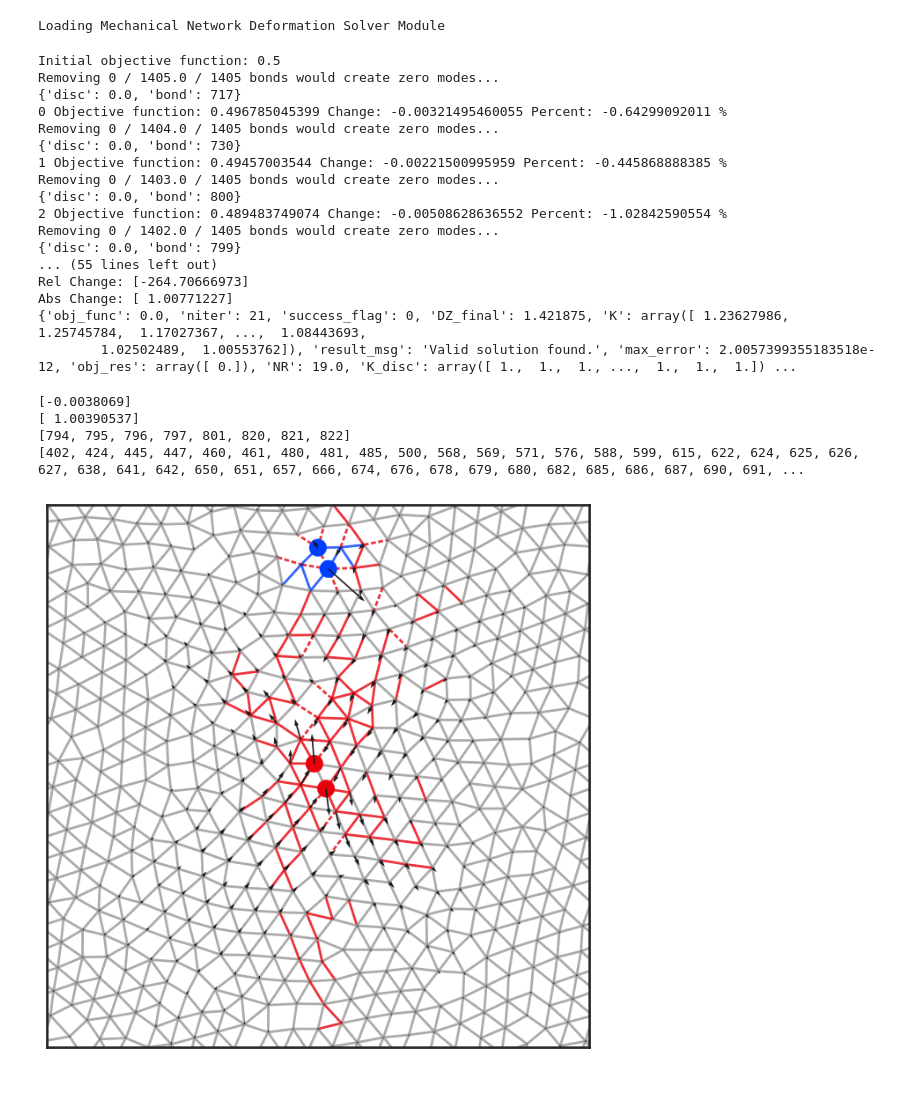
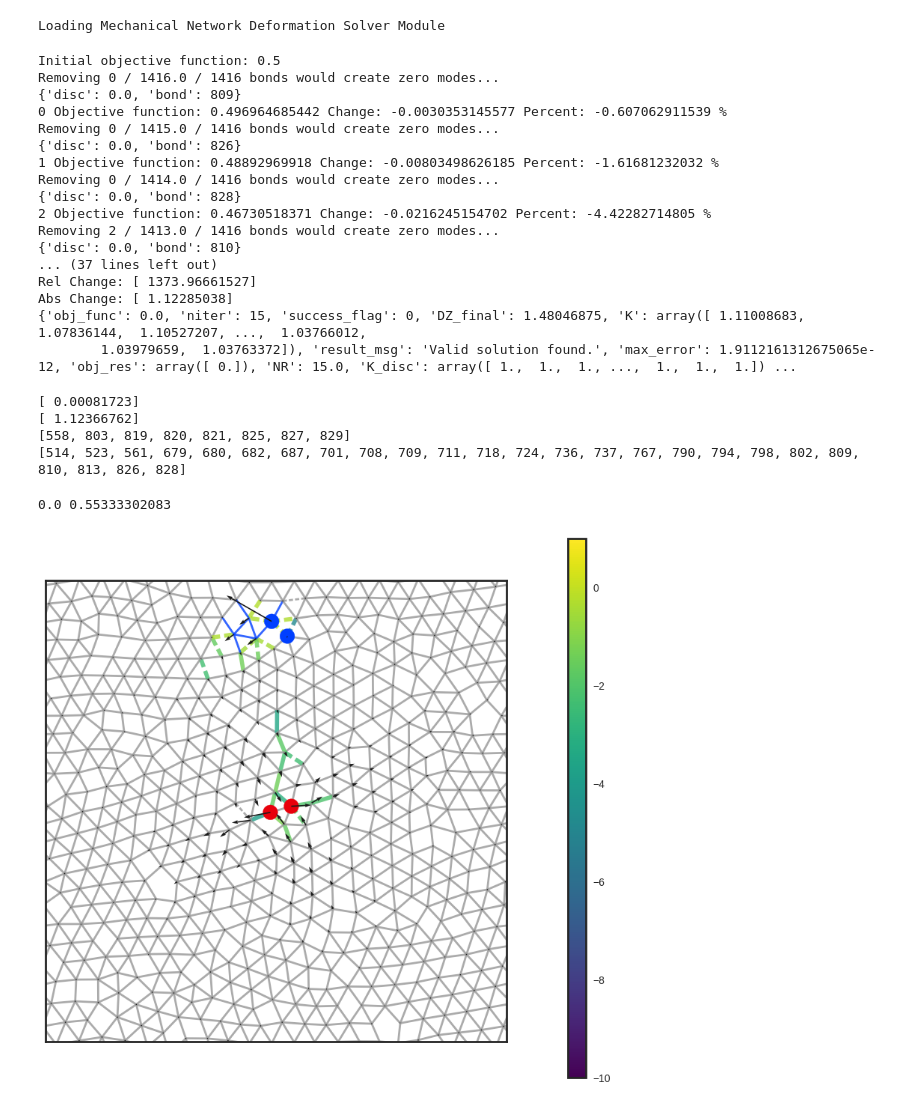
Before and after one commit to jrocks/lib_network_tuning, a Jupyter notebook: notebooks/tuning_rigidity.ipynb, the cells around one changed output. Drawn from its saved outputs; the diff is of its cells as text; code cells hidden in the pictures.

Commit message:
-fixed some small bugs -added option to tune objective function that doesn't have change

```diff
--- a/notebooks/tuning_rigidity.ipynb
+++ b/notebooks/tuning_rigidity.ipynb
@@ -29,8 +29,7 @@ DIM = 2
 
 NN = 512
 Lp = -1.0
-irec = 0
-# irec = 1
+irec = 1
 eta = 1.0
 
 NDISC = 1.0
@@ -82,7 +81,7 @@ dtheta = 2*np.pi / 8
 
 for i in range(NTS):
     pos = np.array([0.5, 0.5])
-    pos += 0.4 * np.array([np.sin(i * dtheta), np.cos(2*np.pi / NTS * i)])
+    pos += 0.4 * np.array([np.sin(i * dtheta), np.cos(i * dtheta)])
     pos *= L
 
     t1 = network.closestEdge(net, pos)[0]
@@ -159,22 +158,22 @@ tuner.solver.setIntStrengths(data['K'])
 data['disp'] = disp[0]
 # %% [output]
 Initial objective function: 0.5
-Removing 0 / 1405.0 / 1405 bonds would create zero modes...
-{'disc': 0.0, 'bond': 717}
-0 Objective function: 0.496785045399 Change: -0.00321495460055 Percent: -0.64299092011 %
-Removing 0 / 1404.0 / 1405 bonds would create zero modes...
-{'disc': 0.0, 'bond': 730}
-1 Objective function: 0.49457003544 Change: -0.00221500995959 Percent: -0.445868888385 %
-Removing 0 / 1403.0 / 1405 bonds would create zero modes...
-{'disc': 0.0, 'bond': 800}
-2 Objective function: 0.489483749074 Change: -0.00508628636552 Percent: -1.02842590554 %
-Removing 0 / 1402.0 / 1405 bonds would create zero modes...
-{'disc': 0.0, 'bond': 799}
-... (55 lines left out)
-Rel Change: [-264.70666973]
-Abs Change: [ 1.00771227]
-{'obj_func': 0.0, 'niter': 21, 'success_flag': 0, 'DZ_final': 1.421875, 'K': array([ 1.23627986,  1.25745784,  1.17027367, ...,  1.08443693,
-        1.02502489,  1.00553762]), 'result_msg': 'Valid solution found.', 'max_error': 2.0057399355183518e-12, 'obj_res': array([ 0.]), 'NR': 19.0, 'K_disc': array([ 1.,  1.,  1., ...,  1.,  1.,  1.]) ...
+Removing 0 / 1416.0 / 1416 bonds would create zero modes...
+{'disc': 0.0, 'bond': 809}
+0 Objective function: 0.496964685442 Change: -0.0030353145577 Percent: -0.607062911539 %
+Removing 0 / 1415.0 / 1416 bonds would create zero modes...
+{'disc': 0.0, 'bond': 826}
+1 Objective function: 0.48892969918 Change: -0.00803498626185 Percent: -1.61681232032 %
+Removing 0 / 1414.0 / 1416 bonds would create zero modes...
+{'disc': 0.0, 'bond': 828}
+2 Objective function: 0.46730518371 Change: -0.0216245154702 Percent: -4.42282714805 %
+Removing 2 / 1413.0 / 1416 bonds would create zero modes...
+{'disc': 0.0, 'bond': 810}
+... (37 lines left out)
+Rel Change: [ 1373.96661527]
+Abs Change: [ 1.12285038]
+{'obj_func': 0.0, 'niter': 15, 'success_flag': 0, 'DZ_final': 1.48046875, 'K': array([ 1.11008683,  1.07836144,  1.10527207, ...,  1.03766012,
+        1.03979659,  1.03763372]), 'result_msg': 'Valid solution found.', 'max_error': 1.9112161312675065e-12, 'obj_res': array([ 0.]), 'NR': 15.0, 'K_disc': array([ 1.,  1.,  1., ...,  1.,  1.,  1.]) ...
 # %%
 #Set initial response ratio
 
@@ -215,7 +214,8 @@ print meas_final
 tuner.solver.prepareUpdateList(up_list)
 
 zm_edges = []
-viol_edges = []
+cviol_edges = []
+cviol_obj = np.zeros(net.NE, float)
 
 
 for i, move in enumerate(move_list):
@@ -233,16 +233,17 @@ for i, move in enumerate(move_list):
         else:
             obj = tuner.obj_func.objFunc(np.concatenate(m))
             if obj > 0.0:
-                viol_edges.append(bond)
+                cviol_edges.append(bond)
+                cviol_obj[bond] = obj
 
 
 print zm_edges
-print viol_edges
+print cviol_edges
 # %% [output]
-[-0.0038069]
-[ 1.00390537]
-[794, 795, 796, 797, 801, 820, 821, 822]
-[402, 424, 445, 447, 460, 461, 480, 481, 485, 500, 568, 569, 571, 576, 588, 599, 615, 622, 624, 625, 626, 627, 638, 641, 642, 650, 651, 657, 666, 674, 676, 678, 679, 680, 682, 685, 686, 687, 690, 691, ...
+[ 0.00081723]
+[ 1.12366762]
+[558, 803, 819, 820, 821, 825, 827, 829]
+[514, 523, 561, 679, 680, 682, 687, 701, 708, 709, 711, 718, 724, 736, 737, 767, 790, 794, 798, 802, 809, 810, 813, 826, 828]
 # %%
 mpl.rcParams['mathtext.fontset'] = 'cm'
 sns.set_context('poster', font_scale=1.25)
@@ -269,38 +270,58 @@ with open("/data1/home/rocks/data/{:}.pkl".format(nw_label), 'rb') as pkl_file:
     nw_data = pickle.load(pkl_file)
     net = nw_data['network']
 
+
+
 styles = {edge: {} for edge in range(net.NE)}
 for edge in removed:
     styles[edge]['ls'] = (0.0, (2.0,1.0))
 
 for edge in zm_edges:
     styles[edge]['color'] = 'b'
 
-for edge in viol_edges:
-    styles[edge]['color'] = 'r'
+print np.min(cviol_obj), np.max(cviol_obj)
+
+norm = mcolors.Normalize(vmin=-10, vmax=1.0)
+cmap = mpl.cm.viridis
+smap = mpl.cm.ScalarMappable(norm=norm, cmap=cmap)
+
+
+for edge in cviol_edges:
+    styles[edge]['lw'] = 4.0
+    styles[edge]['color'] = smap.to_rgba(np.log10(cviol_obj[edge]))
+#     styles[edge]['color'] = 'r'
 
 nplot.show_network(ax1, net, styles=styles)
 
 styles = {}
 for i in inodesi:
     styles[i] = {}
     styles[i]['color'] = 'r'
 for i in inodesj:
     styles[i] = {}
     styles[i]['color'] = 'r'
 
 for i in onodesi:
     styles[i] = {}
     styles[i]['color'] = 'b'
 for i in onodesj:
     styles[i] = {}
     styles[i]['color'] = 'b'
 
 nplot.show_nodes(ax1, net, styles.keys(), styles=styles)
 nplot.show_vecs(ax1, net, disp)
 
 ax1.get_xaxis().set_ticks([])
 ax1.get_yaxis().set_ticks([])
+
+cax = fig.add_axes([1.0, 0.05, 0.03, 0.90])
+cbar = mpl.colorbar.ColorbarBase(cax, cmap=cmap,
+                                norm=norm,
+                                orientation='vertical')
+# cbar.set_label(r'$\Delta \eta / \eta_0$')
+# cbar.ax.tick_params(labelsize=20)
+
 plt.show()
 # %% [output]
+0.0 0.55333302083
-[figure, old version]
+[figure, new version]
```
Also changed, not shown: parts of 1 cell of this notebook, 9 other files.
